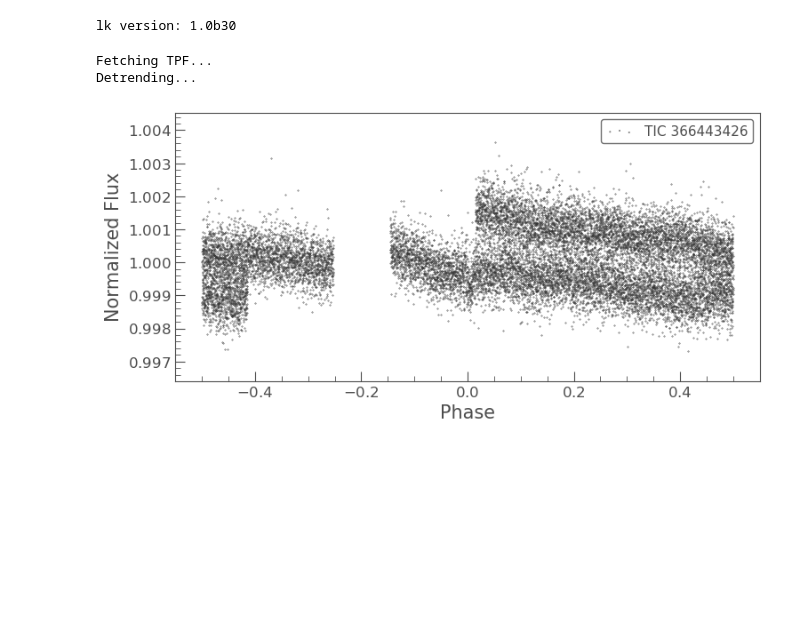
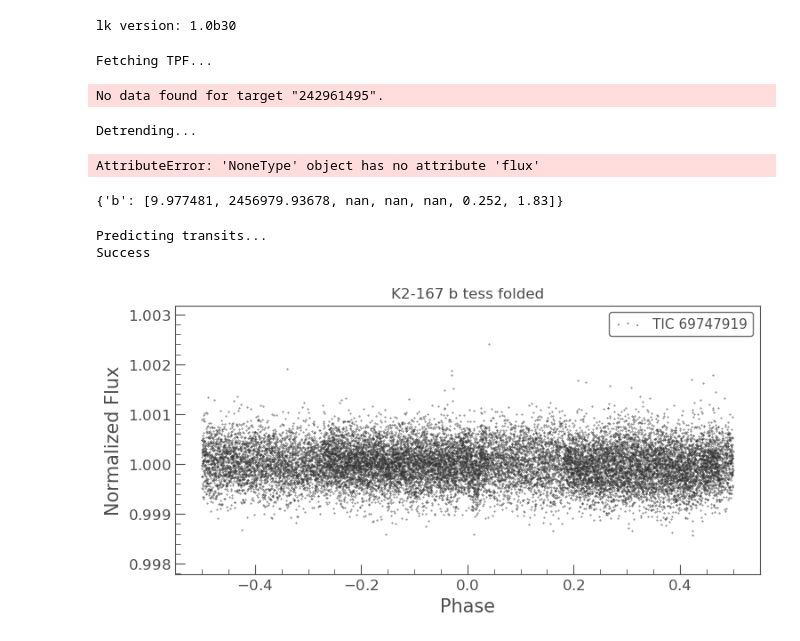
Before and after one commit to cminsky/tess_k2_overlap, a Jupyter notebook: folded_lcs.ipynb, the cells around one changed output. Drawn from its saved outputs; the diff is of its cells as text; code cells hidden in the pictures; blank space fills up the shorter version.

```diff
--- a/folded_lcs.ipynb
+++ b/folded_lcs.ipynb
@@ -2,10 +2,18 @@
 from MakeLightcurves import *
 # %% [output]
 lk version: 1.0b30
+# %%
+hostname = 'K2-57'
+hostname = 'HIP 41378'
+hostname = 'K2-181'
+hostname = 'K2-167'
+hostname = 'K2-80'
 # %%
-lc = make_lc(hostname='K2-167')
+lc = make_lc(hostname=hostname)
 # %% [output]
 Fetching TPF...
-Detrending...
+No data found for target "242961495".
+Detrending...
+AttributeError: 'NoneType' object has no attribute 'flux'
 # %%
-params = get_params('K2-167')
+params = get_params(hostname)
@@ -15,9 +20,22 @@ for p in params:
-# %%
-period = params['b'][0]
-t0 = params['b'][1]
-# %%
-fold = lc.fold(period,t0=t0-2457000)
-ax = fold.scatter(s=0.1)
-plt.show()
-# %% [output]
-[figure, removed]
+# %%
+print(params)
+# %% [output]
+{'b': [9.977481, 2456979.93678, nan, nan, nan, 0.252, 1.83]}
+# %%
+for p in params:
+    period = params[p][0]
+    t0 = params[p][1]
+    transits = predict_transits(hostname,planet=p,period=period,t0=t0)
+    if transits:
+        title = hostname+' '+p+' tess folded'
+        t1 = transits[0]
+        folded = lc.fold(period=period,t0=t1-2457000)
+        ax = folded.scatter(s=0.1)
+        plt.title(title)
+        plt.show()
+    else:
+        print('No transits for planet',p)
+# %% [output]
+Predicting transits...
+Success
+[figure, added]
```
Also changed, not shown: parts of 1 cell of this notebook, 2 other files.
